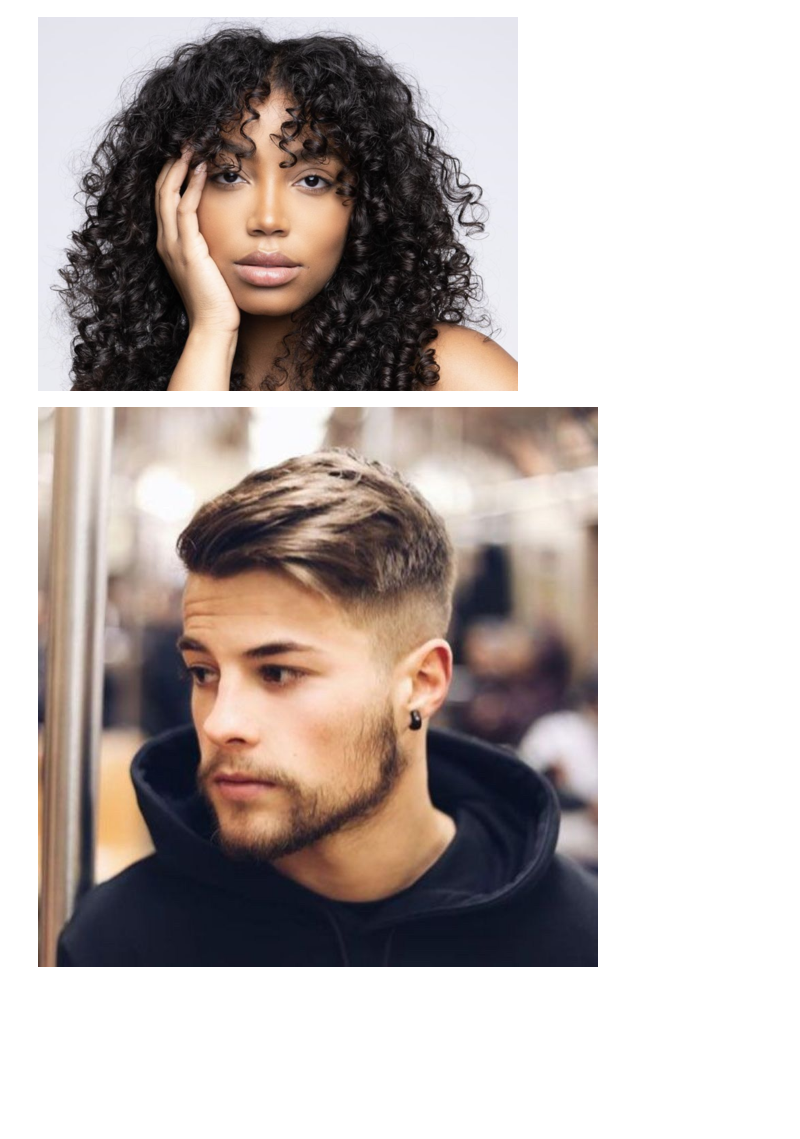
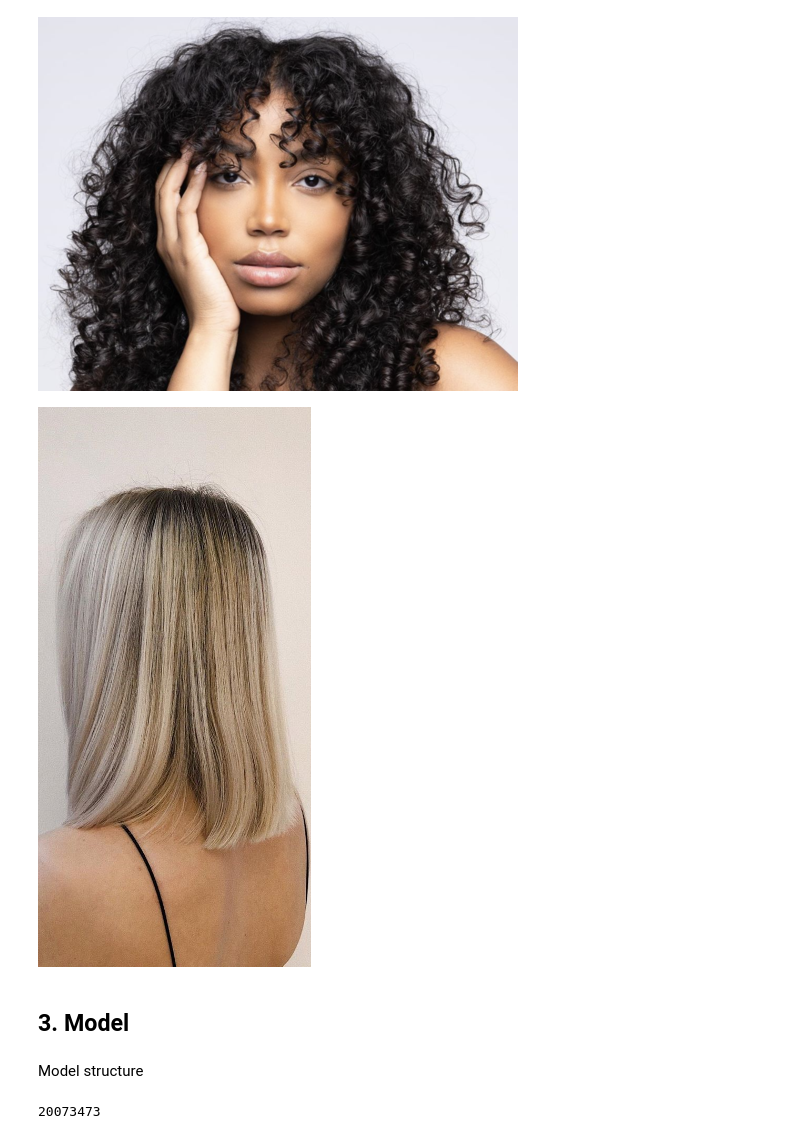
Before and after one commit to dakouri-kobri/machine-learning-zoomcamp, a Jupyter notebook: 07-deep-learning-with-pytorch-homework.ipynb, the cells around one changed output. Drawn from its saved outputs; the diff is of its cells as text; code cells hidden in the pictures; blank space fills up the shorter version.

```diff
--- a/07-deep-learning-with-pytorch-homework.ipynb
+++ b/07-deep-learning-with-pytorch-homework.ipynb
@@ -33,6 +38,13 @@ img_c
 # %% [output]
 [figure]
 # %%
+img_s = Image.open('data/hair-data/train/straight/29-wavy-hairstyle-for-medium-hair-B9rxNUdpYR_.jpg')
+
+# Visualize the image img
 img_s
 # %% [output]
-[figure, old version]
+[figure, new version]
+# %% [markdown]
+## 3. Model
+# %% [markdown]
+Model structure
@@ -38,0 +71,6 @@ img_s
+# %%
+# Total number of parameters
+params_total = 896 + 20_072_512 + 65
+params_total
+# %% [output]
+20073473
```
Also changed, not shown: parts of 31 cells of this notebook, 1 other file.
